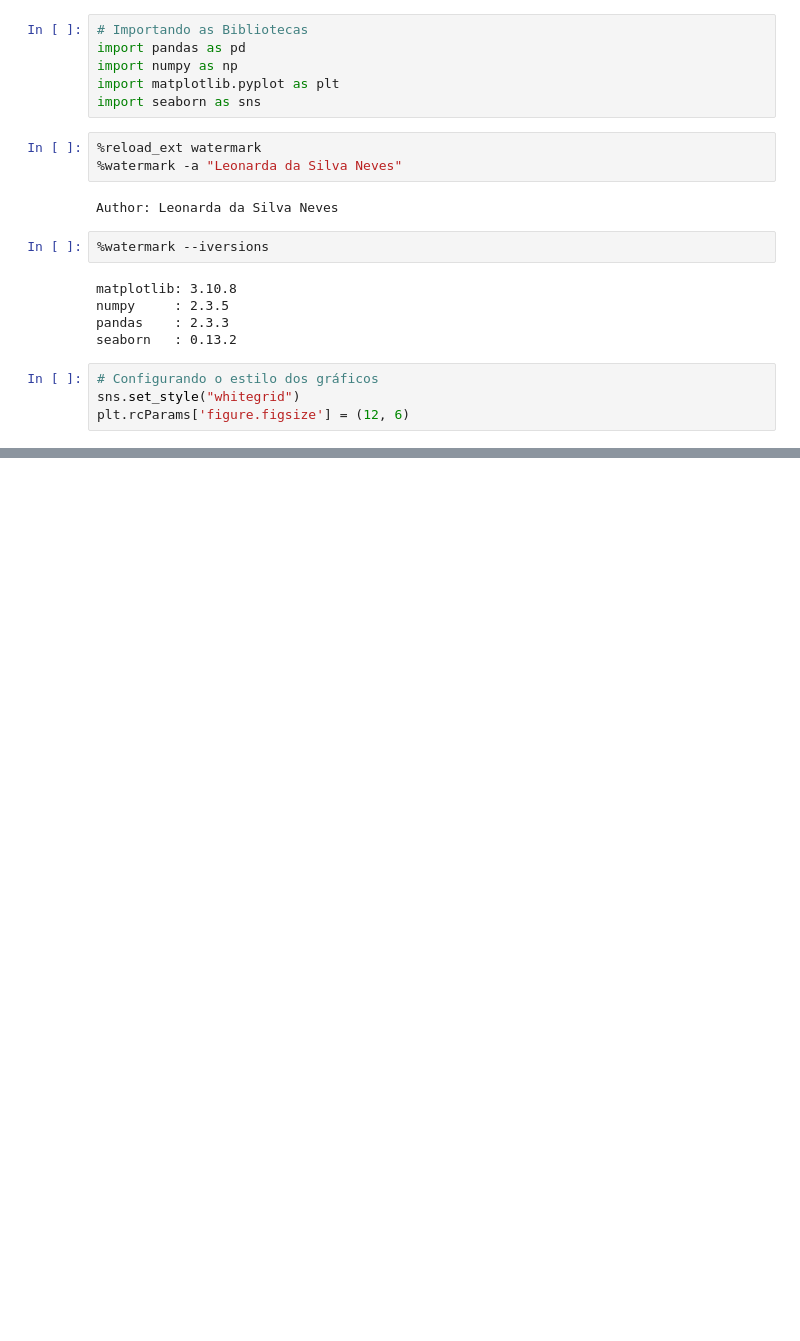
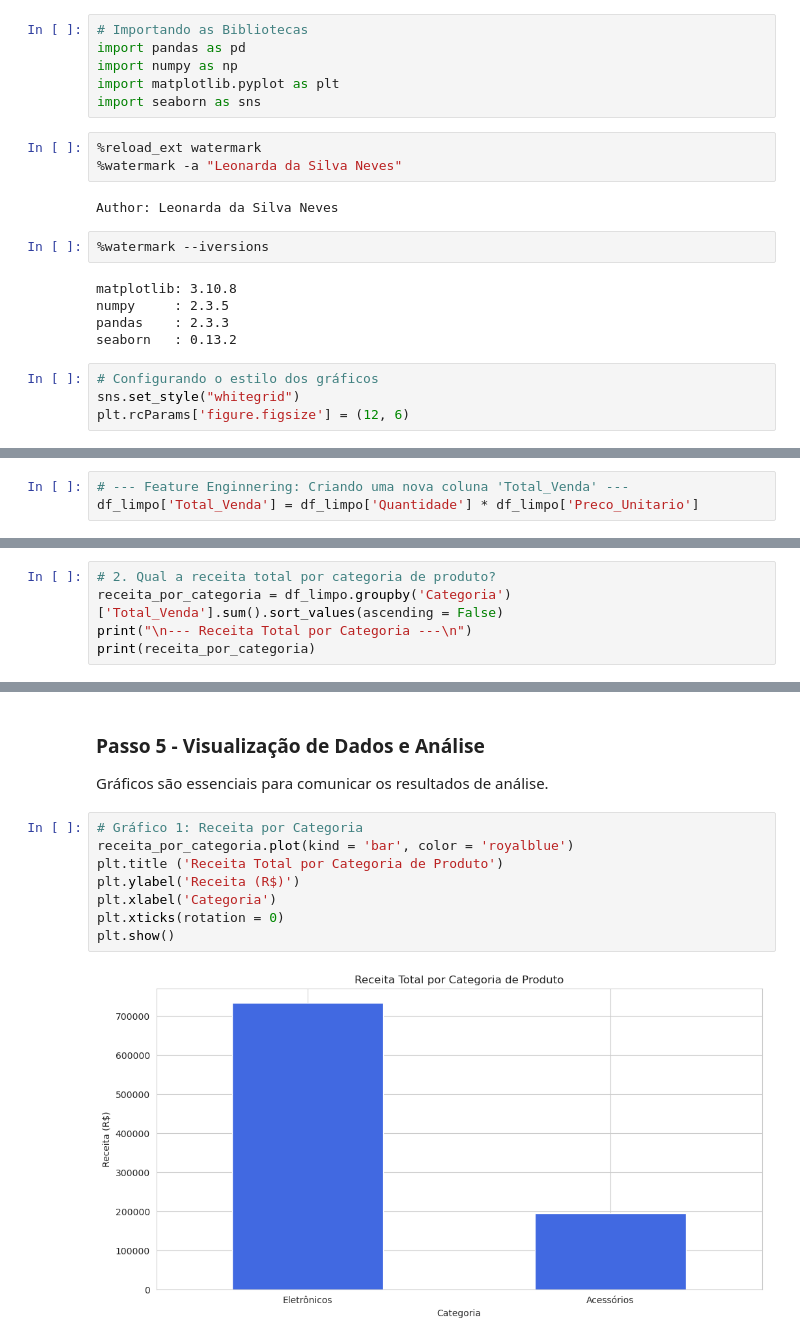
Before and after one commit to leojutsu/Base_Python, a Jupyter notebook: pandas/EDA_E-commerce.ipynb, the cells around one changed output, grey strips where cells are left out. Cells and saved outputs as stored; diff of their text form; blank space fills up the shorter version.

```diff
--- a/pandas/EDA_E-commerce.ipynb
+++ b/pandas/EDA_E-commerce.ipynb
@@ -86,0 +372,3 @@ plt.rcParams['figure.figsize'] = (12, 6)
+# %%
+# --- Feature Enginnering: Criando uma nova coluna 'Total_Venda' ---
+df_limpo['Total_Venda'] = df_limpo['Quantidade'] * df_limpo['Preco_Unitario']
@@ -86,0 +390,5 @@ plt.rcParams['figure.figsize'] = (12, 6)
+# %%
+# 2. Qual a receita total por categoria de produto?
+receita_por_categoria = df_limpo.groupby('Categoria')['Total_Venda'].sum().sort_values(ascending = False)
+print("\n--- Receita Total por Categoria ---\n")
+print(receita_por_categoria)
@@ -86,0 +433,14 @@ plt.rcParams['figure.figsize'] = (12, 6)
+# %% [markdown]
+### Passo 5 - Visualização de Dados e Análise
+
+Gráficos são essenciais para comunicar os resultados de análise.
+# %%
+# Gráfico 1: Receita por Categoria
+receita_por_categoria.plot(kind = 'bar', color = 'royalblue')
+plt.title ('Receita Total por Categoria de Produto')
+plt.ylabel('Receita (R$)')
+plt.xlabel('Categoria')
+plt.xticks(rotation = 0)
+plt.show()
+# %% [output]
+[figure, added]
```
Also changed, not shown: parts of 41 cells of this notebook.
